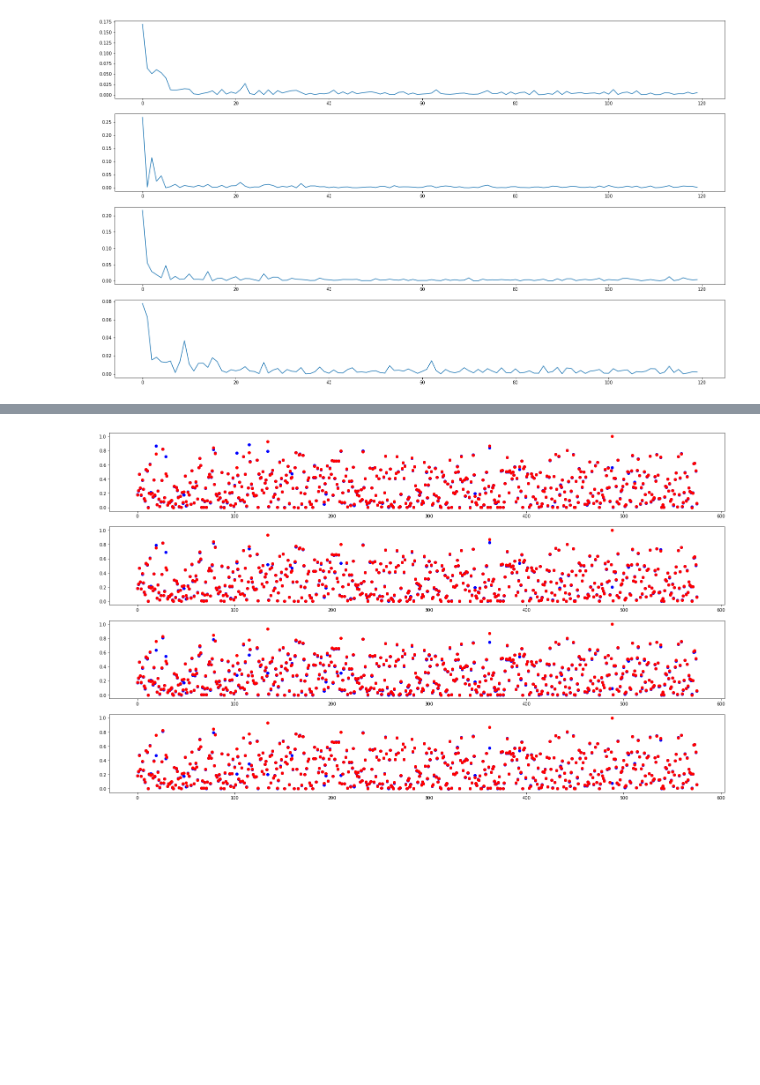
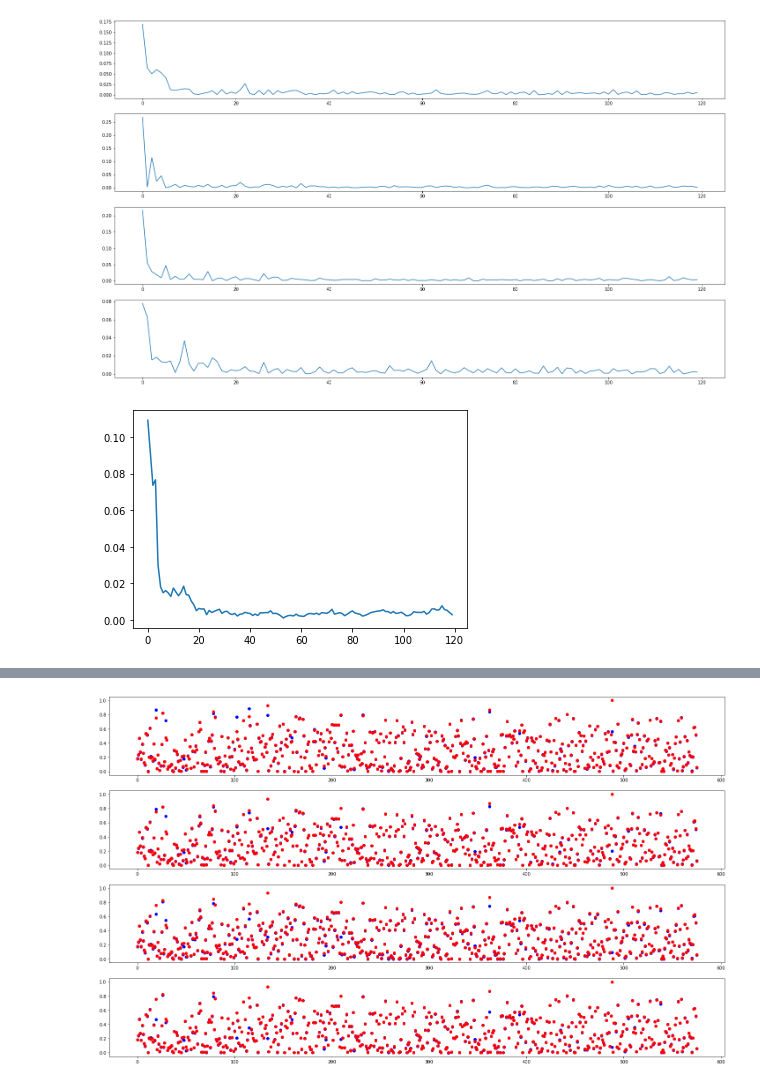
Before and after one commit to JerrickB/MoistBot, a Jupyter notebook: MoistBot.ipynb, the cells around one changed output, grey strips where cells are left out. Cells and saved outputs as stored; diff of their text form; code cells hidden in the pictures; blank space fills up the shorter version.

```diff
--- a/MoistBot.ipynb
+++ b/MoistBot.ipynb
@@ -434,4 +425,11 @@ for i, ls in enumerate(vals):
 plt.show()
 # %% [output]
 [figure]
+# %%
+from scipy import signal
+fig, ax = plt.subplots()
+ax.plot(range(len(vals[0][2])), signal.savgol_filter(vals[1][2],5,1))
+plt.show()
+# %% [output]
+[figure, added]
 # %%
```
Also changed, not shown: parts of 9 cells of this notebook.
